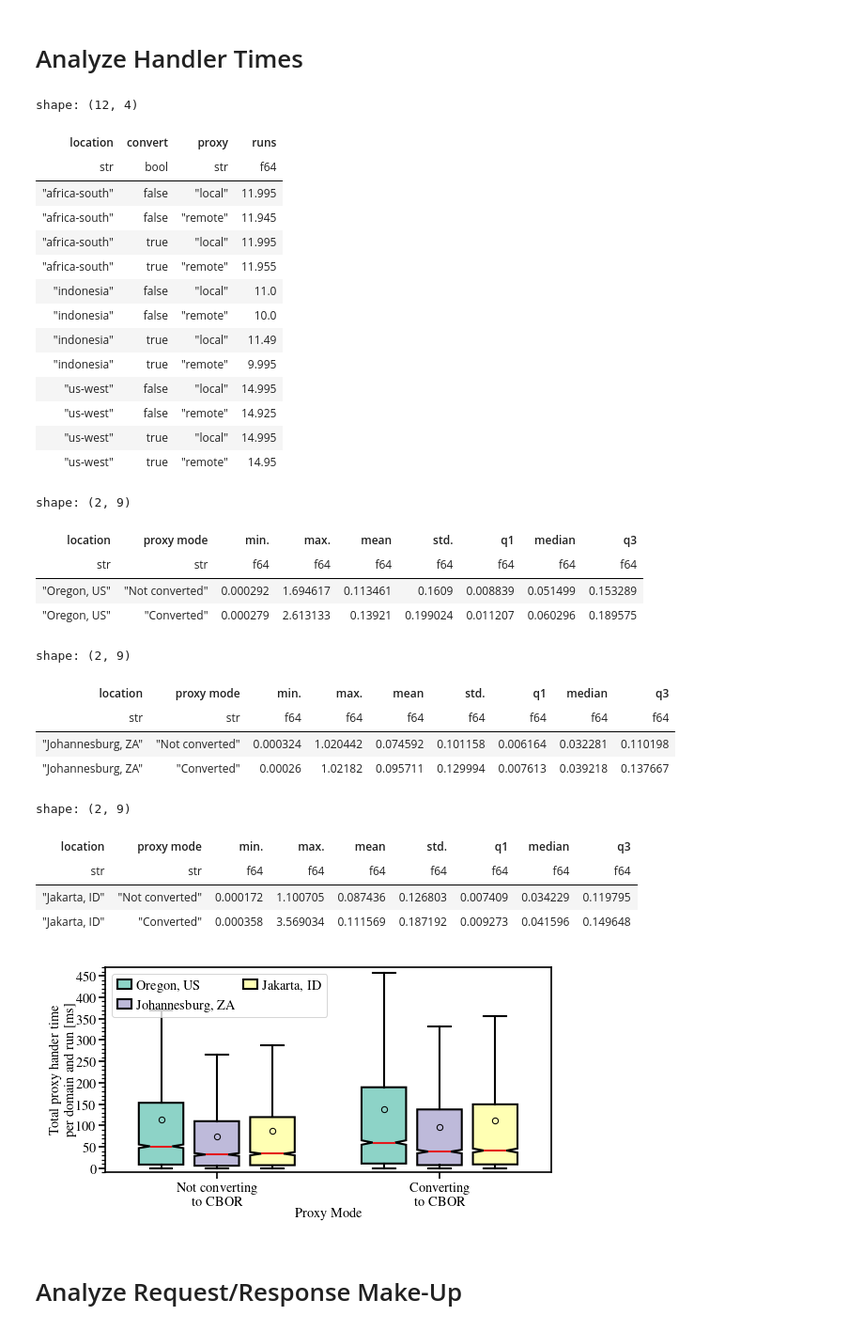
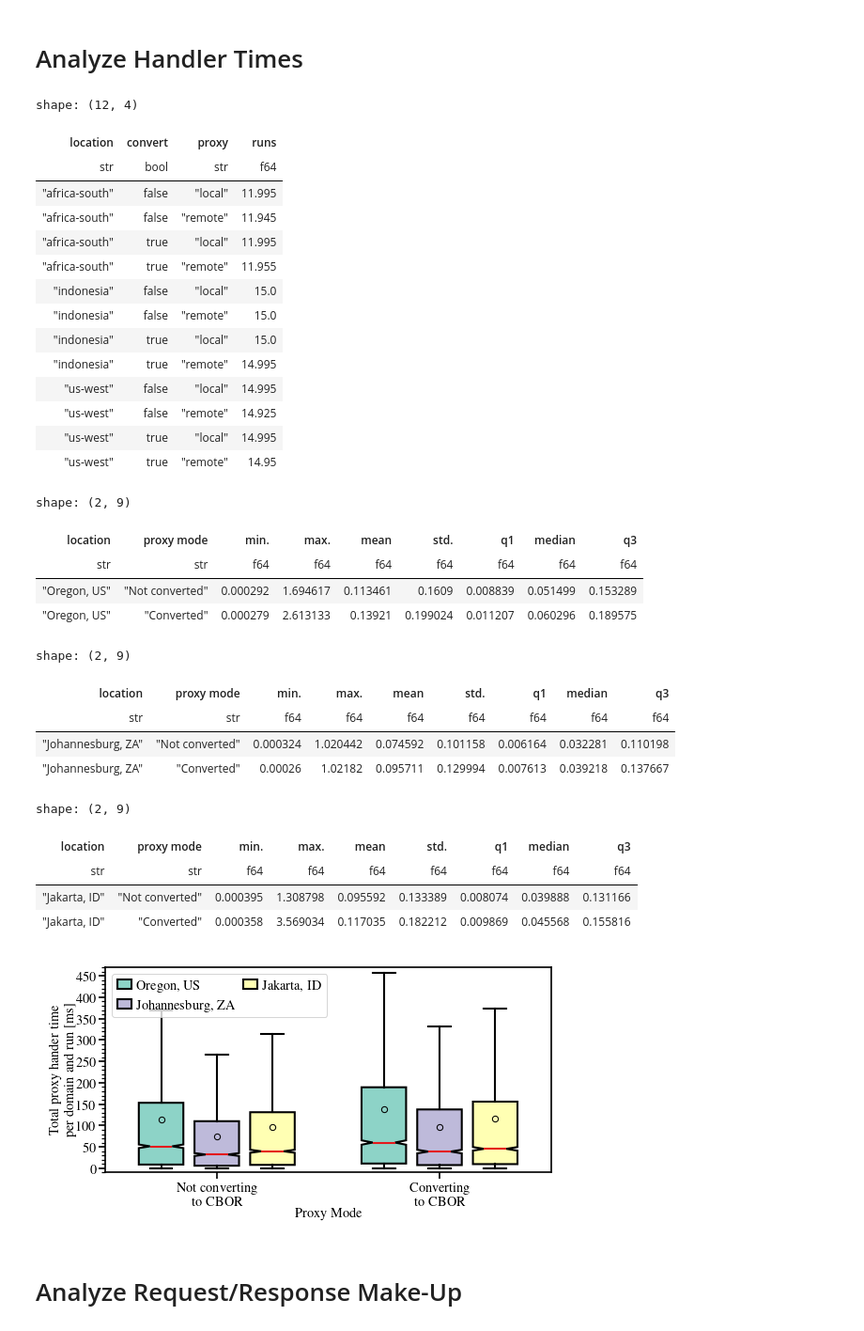
Before and after one commit to miri64/artifacts-tnsm26-cbor-dns-eval, a Jupyter notebook: 06_1evaluation.ipynb, the cells around one changed output. Shown at 94% size. Saved outputs shown, nothing was run; the diff lists cells and outputs as text; code cells hidden in the pictures.

Commit message:
06_1eval: Update after 15 runs in Jakarta

```diff
--- a/06_1evaluation.ipynb
+++ b/06_1evaluation.ipynb
@@ -575,13 +575,14 @@ for location in LOCATIONS_SORTED:
             # nearly one order of magnitude greater in speed_index
             # (~92 s²), so we discarded it
             continue
-        if res["extra"] == "africa-south" and res["run"] <= 3:
+        if location == "africa-south" and run <= 3:
             # we did not capture the remote proxy logs for those
             continue
         variance = times.filter(
             (polars.col("run") <= run)
         ).var().with_columns(
             runs=polars.lit(run - 3 if location == "africa-south" else run if location != "us-west" or run == 1 else run - 1)
+            #runs=polars.lit(run if location != "us-west" or run == 1 else run - 1)
         ).select(["runs"] + METRICS)
 
         if variances is None:
@@ -846,7 +847,9 @@ logs_df = polars.scan_parquet(
     left_on="lhts",
     right_on="lighthouse_timestamp",
     how="right",
-).filter(polars.col("convert").is_not_null()).rename(
+).filter(
+    polars.col("convert").is_not_null()
+).rename(
     {"extra": "location"}
 )
 with polars.Config(tbl_rows=12):
@@ -950,40 +953,40 @@ ax.set_ylim(-0.01, 0.47)
 ax.set_yticks(numpy.arange(0.0, 0.48, 0.05))
 ax.set_yticks(numpy.arange(-0.01, 0.48, 0.01), minor=True)
 ax.yaxis.set_major_formatter(matplotlib.ticker.FuncFormatter(lambda y, pos: f"${y * 1000.0:.0f}$"))
 ax.legend(ncol=2, loc="upper left")
 matplotlib.pyplot.show()
 # %% [output]
 shape: (12, 4)
 | location | convert | proxy | runs |
 | str | bool | str | f64 |
 | "africa-south" | false | "local" | 11.995 |
 | "africa-south" | false | "remote" | 11.945 |
 | "africa-south" | true | "local" | 11.995 |
 | "africa-south" | true | "remote" | 11.955 |
-| "indonesia" | false | "local" | 11.0 |
-| "indonesia" | false | "remote" | 10.0 |
-| "indonesia" | true | "local" | 11.49 |
-| "indonesia" | true | "remote" | 9.995 |
+| "indonesia" | false | "local" | 15.0 |
+| "indonesia" | false | "remote" | 15.0 |
+| "indonesia" | true | "local" | 15.0 |
+| "indonesia" | true | "remote" | 14.995 |
 | "us-west" | false | "local" | 14.995 |
 | "us-west" | false | "remote" | 14.925 |
 | "us-west" | true | "local" | 14.995 |
 | "us-west" | true | "remote" | 14.95 |
 shape: (2, 9)
 | location | proxy mode | min. | max. | mean | std. | q1 | median | q3 |
 | str | str | f64 | f64 | f64 | f64 | f64 | f64 | f64 |
 | "Oregon, US" | "Not converted" | 0.000292 | 1.694617 | 0.113461 | 0.1609 | 0.008839 | 0.051499 | 0.153289 |
 | "Oregon, US" | "Converted" | 0.000279 | 2.613133 | 0.13921 | 0.199024 | 0.011207 | 0.060296 | 0.189575 |
 shape: (2, 9)
 | location | proxy mode | min. | max. | mean | std. | q1 | median | q3 |
 | str | str | f64 | f64 | f64 | f64 | f64 | f64 | f64 |
 | "Johannesburg, ZA" | "Not converted" | 0.000324 | 1.020442 | 0.074592 | 0.101158 | 0.006164 | 0.032281 | 0.110198 |
 | "Johannesburg, ZA" | "Converted" | 0.00026 | 1.02182 | 0.095711 | 0.129994 | 0.007613 | 0.039218 | 0.137667 |
 shape: (2, 9)
 | location | proxy mode | min. | max. | mean | std. | q1 | median | q3 |
 | str | str | f64 | f64 | f64 | f64 | f64 | f64 | f64 |
-| "Jakarta, ID" | "Not converted" | 0.000172 | 1.100705 | 0.087436 | 0.126803 | 0.007409 | 0.034229 | 0.119795 |
-| "Jakarta, ID" | "Converted" | 0.000358 | 3.569034 | 0.111569 | 0.187192 | 0.009273 | 0.041596 | 0.149648 |
+| "Jakarta, ID" | "Not converted" | 0.000395 | 1.308798 | 0.095592 | 0.133389 | 0.008074 | 0.039888 | 0.131166 |
+| "Jakarta, ID" | "Converted" | 0.000358 | 3.569034 | 0.117035 | 0.182212 | 0.009869 | 0.045568 | 0.155816 |
-[figure, old version]
+[figure, new version]
 # %% [markdown]
 # Analyze Request/Response Make-Up
 # %%
```
Also changed, not shown: parts of 9 cells of this notebook.
